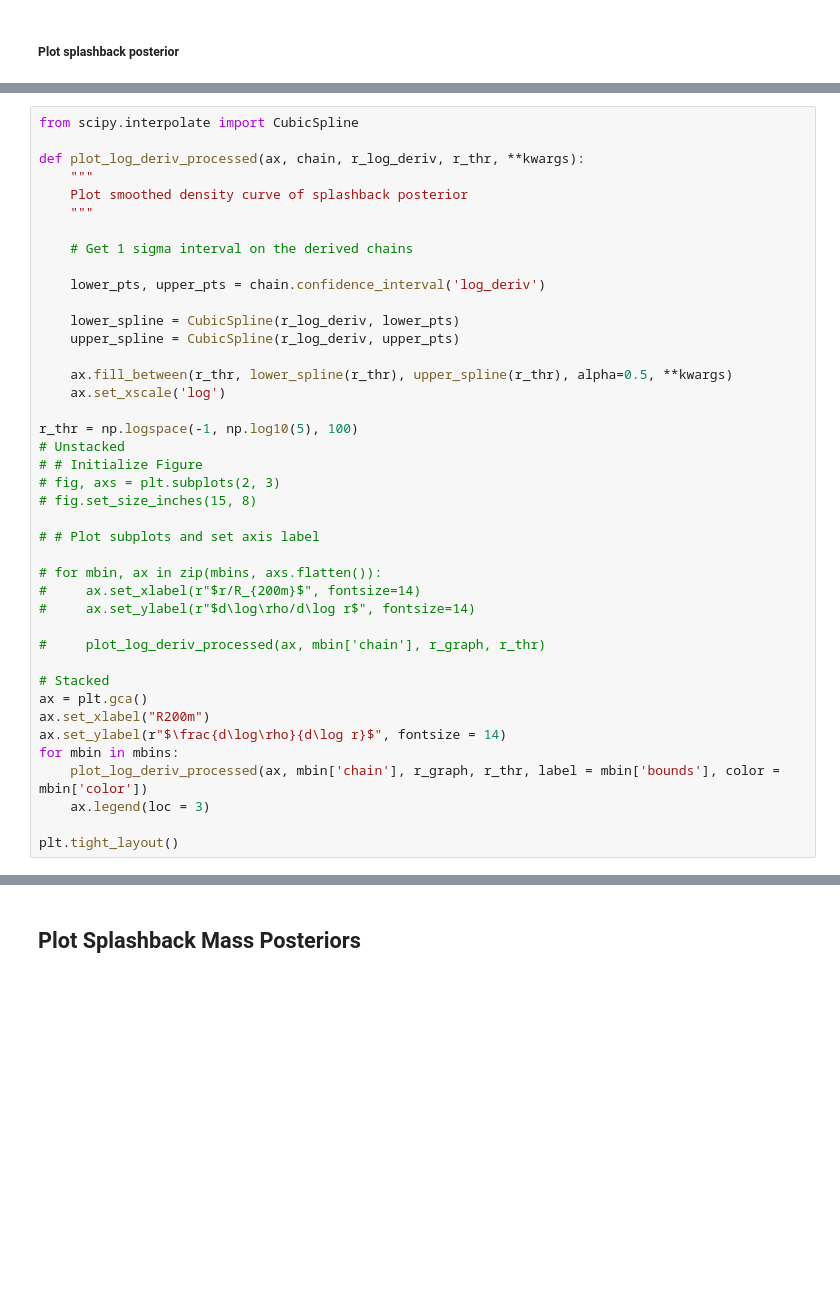
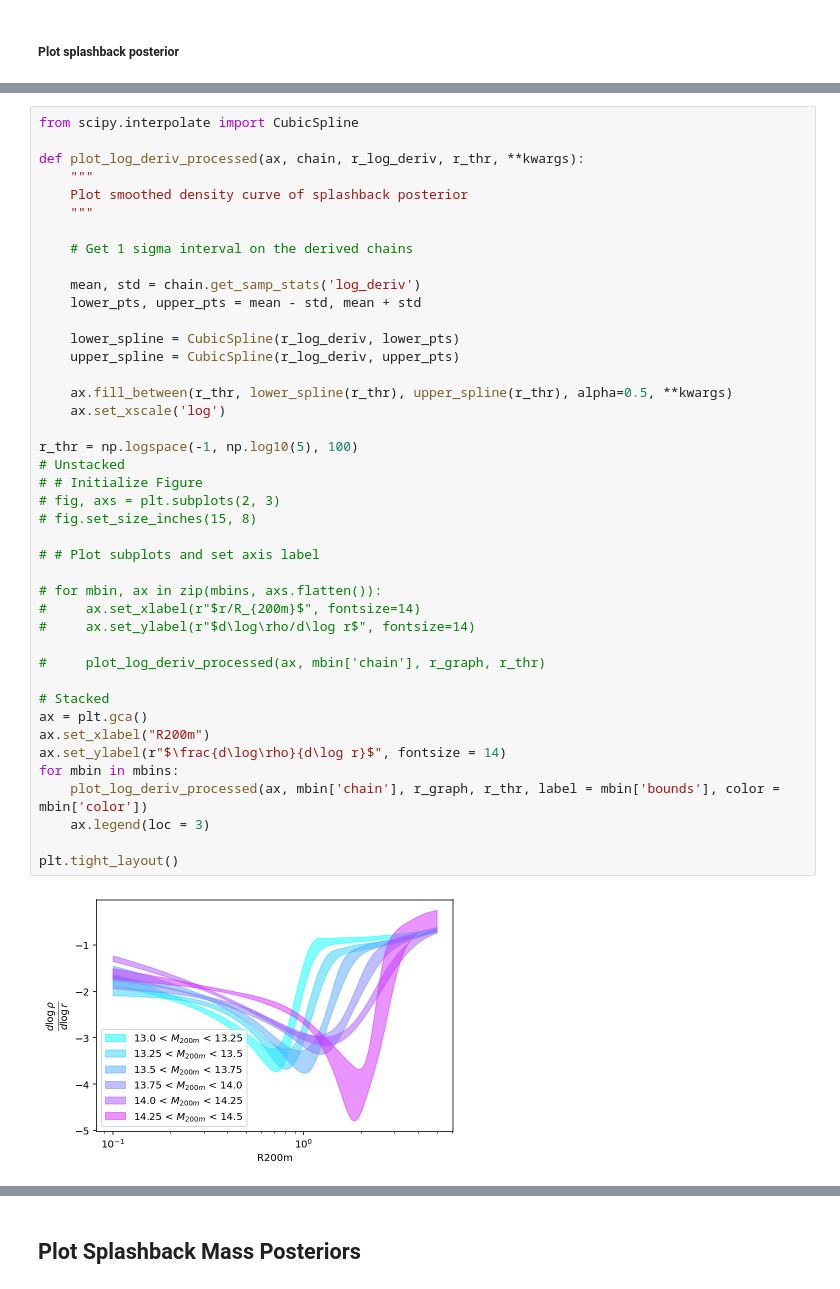
Before and after one commit to liunicholas6/miscentered-clusters, a Jupyter notebook: notebooks/tng_galaxy_profile-D22.ipynb, the cells around one changed output, grey strips where cells are left out. Drawn from its saved outputs; the diff is of its cells as text; blank space fills up the shorter version.

```diff
--- a/notebooks/tng_galaxy_profile-D22.ipynb
+++ b/notebooks/tng_galaxy_profile-D22.ipynb
@@ -348,37 +339,40 @@ def plot_log_deriv_processed(ax, chain, r_log_deriv, r_thr, **kwargs):
 
     # Get 1 sigma interval on the derived chains
 
-    lower_pts, upper_pts = chain.confidence_interval('log_deriv')
+    mean, std = chain.get_samp_stats('log_deriv')
+    lower_pts, upper_pts = mean - std, mean + std
 
     lower_spline = CubicSpline(r_log_deriv, lower_pts)
     upper_spline = CubicSpline(r_log_deriv, upper_pts)
 
     ax.fill_between(r_thr, lower_spline(r_thr), upper_spline(r_thr), alpha=0.5, **kwargs)
     ax.set_xscale('log')
 
 r_thr = np.logspace(-1, np.log10(5), 100)
 # Unstacked
 # # Initialize Figure
 # fig, axs = plt.subplots(2, 3)
 # fig.set_size_inches(15, 8)
 
 # # Plot subplots and set axis label
 
 # for mbin, ax in zip(mbins, axs.flatten()):
 #     ax.set_xlabel(r"$r/R_{200m}$", fontsize=14)
 #     ax.set_ylabel(r"$d\log\rho/d\log r$", fontsize=14)
 
 #     plot_log_deriv_processed(ax, mbin['chain'], r_graph, r_thr)
 
 # Stacked
 ax = plt.gca()
 ax.set_xlabel("R200m")
 ax.set_ylabel(r"$\frac{d\log\rho}{d\log r}$", fontsize = 14)
 for mbin in mbins:
     plot_log_deriv_processed(ax, mbin['chain'], r_graph, r_thr, label = mbin['bounds'], color = mbin['color'])
     ax.legend(loc = 3)
 
 plt.tight_layout()
+# %% [output]
+[figure, added]
 # %%
 #As bar chart
 ax = plt.gca()
```
Also changed, not shown: parts of 33 cells of this notebook, 36 other files.
